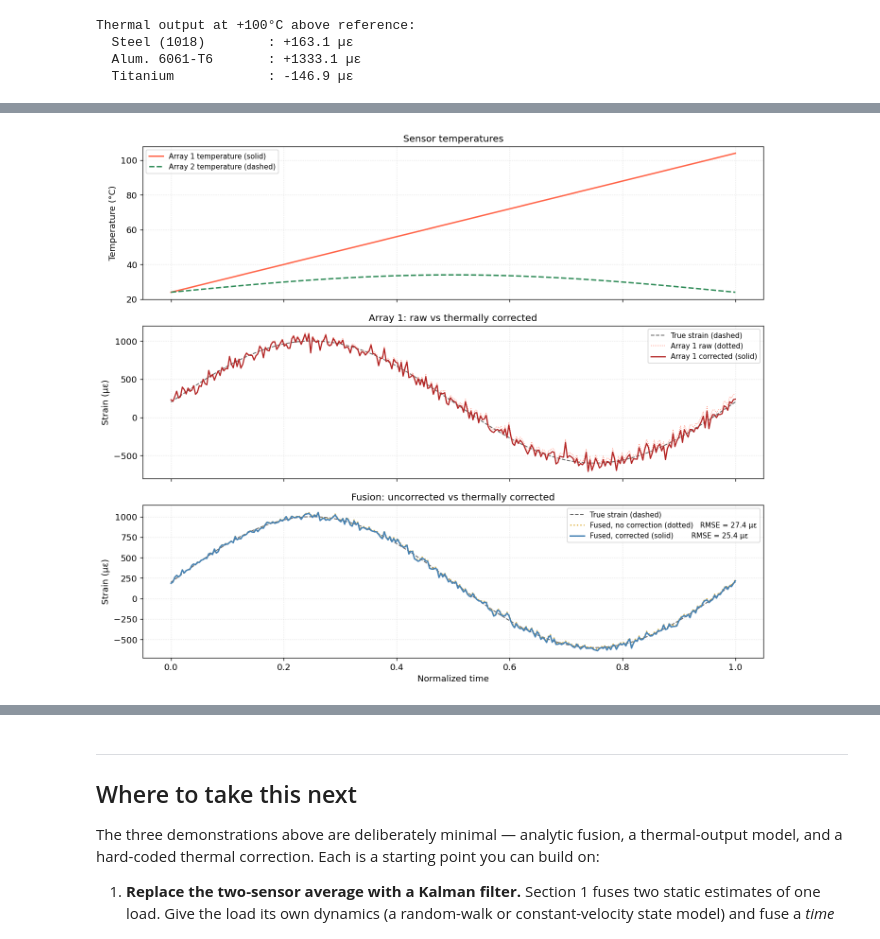
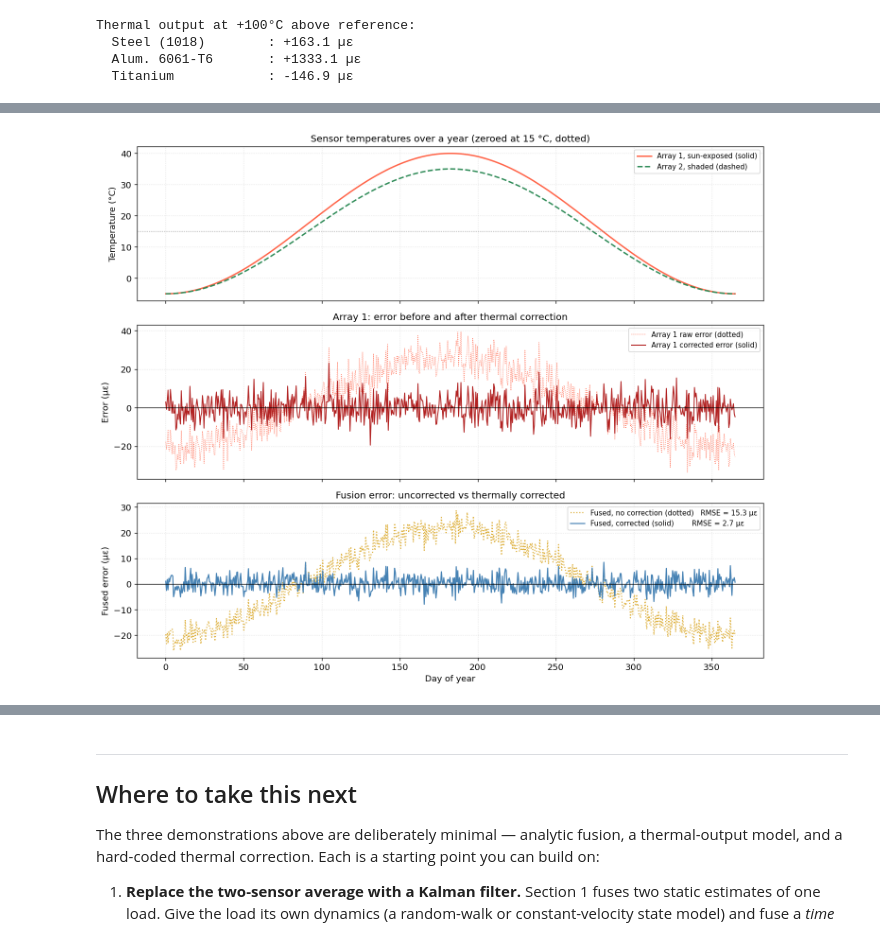
Before and after one commit to mike-bower/modern-strain-gage-technology-notebooks, a Jupyter notebook: notebooks/ch58_sensor_fusion.ipynb, the cells around one changed output, grey strips where cells are left out. Cells and saved outputs as stored; diff of their text form; code cells hidden in the pictures.

```diff
--- a/notebooks/ch58_sensor_fusion.ipynb
+++ b/notebooks/ch58_sensor_fusion.ipynb
@@ -312,49 +321,51 @@ How much this buys depends on the scenario. Here the hot, biased array is also t
 # %%
-# --- Thermally-corrected sensor fusion ---
+# --- Thermally-corrected sensor fusion over a simulated year ---
 np.random.seed(42)
-n = 300
+n = 730                     # two readings a day for one year
 
 # Gage and reference properties (Constantan on steel)
-T_ref    = 24.0
+T_ref    = 24.0             # °C — reference temperature of the data-sheet gage factor
+T_zero   = 15.0             # °C — temperature at which both channels were zeroed
 GF_0     = 2.07
-TCS      = +0.9e-4    # /°C  — gage-factor temperature coefficient (constantan rises, Table 24.1)
-TO_coeff = 0.8        # µε/°C — residual thermal output for an STC gage on steel
+TCS      = +0.9e-4          # /°C  — gage-factor temperature coefficient (constantan rises, Table 24.1)
+TO_coeff = 1.0              # µε/°C — residual thermal output (a realistic STC mismatch)
 
-# True mechanical strain over time (one loading cycle)
-t = np.linspace(0, 1, n)
-eps_true = 800 * np.sin(2 * np.pi * t) + 200   # µε
+# True mechanical strain: a slowly varying service load (illustrative)
+t = np.linspace(0, 1, n)    # fraction of a year, starting in mid-winter
+eps_true = 400 + 250 * np.sin(2 * np.pi * 12 * t)   # µε
 
-# Temperature environments — Array 1 near heat source, Array 2 ambient
-T1 = 24 + 80 * t                  # °C: heats from 24 -> 104°C over the test
-T2 = 24 + 10 * np.sin(np.pi * t)  # °C: mild ambient variation
+# Seasonal temperatures: 40 °C annual swing, -5 °C (winter) to +35 °C (summer).
+T_amb = 15 - 20 * np.cos(2 * np.pi * t)
+T1 = T_amb + 2.5 * (1 - np.cos(2 * np.pi * t))   # Array 1: sun-exposed, up to 5 °C warmer in summer
+T2 = T_amb                                         # Array 2: shaded
 
 def gf(T):
     """Gage factor at temperature T: GF_0 * (1 + TCS * (T - T_ref))."""
     return GF_0 * (1 + TCS * (T - T_ref))
 
 def thermal_output(T):
-    """Residual thermal output (µε) of the STC gage at temperature T."""
-    return TO_coeff * (T - T_ref)
+    """Residual thermal output (µε) relative to the zeroing temperature."""
+    return TO_coeff * (T - T_zero)
 
 # Raw indicated strain: mechanical truth scaled by GF drift, plus thermal output, plus noise
-noise_sigma1, noise_sigma2 = 60, 30   # µε random noise
+noise_sigma1, noise_sigma2 = 6, 3   # µε random noise (realistic bridge noise)
 
-eps_raw1 = (eps_true * gf(T1) / GF_0
+eps_raw1 = (eps_true * gf(T1) / gf(T_zero)
             + thermal_output(T1)
             + np.random.normal(0, noise_sigma1, n))
 
-eps_raw2 = (eps_true * gf(T2) / GF_0
+eps_raw2 = (eps_true * gf(T2) / gf(T_zero)
             + thermal_output(T2)
             + np.random.normal(0, noise_sigma2, n))
 
 def correct(eps_raw, T):
     """Invert the thermal model: remove thermal output, then undo GF drift.
 
-    Subtracts the thermal output and multiplies by GF_0/gf(T), recovering the
-    mechanical strain (plus scaled noise) that produced the raw reading.
+    Subtracts the thermal output and multiplies by GF(T_zero)/GF(T), recovering
+    the mechanical strain (plus scaled noise) that produced the raw reading.
     """
     eps_to_removed   = eps_raw - thermal_output(T)
-    eps_gf_corrected = eps_to_removed * GF_0 / gf(T)
+    eps_gf_corrected = eps_to_removed * gf(T_zero) / gf(T)
     return eps_gf_corrected
 
 eps_c1 = correct(eps_raw1, T1)
@@ -363,46 +374,52 @@ eps_c2 = correct(eps_raw2, T2)
 # Optimal fusion on raw vs. corrected signals (weights from measurement noise)
 w1, w2 = inverse_variance_weights([noise_sigma1**2, noise_sigma2**2])
 
 eps_fused_raw = w1 * eps_raw1 + w2 * eps_raw2       # fused without correction
 eps_fused_cor = w1 * eps_c1   + w2 * eps_c2          # fused after correction
 
 rmse_raw = np.sqrt(np.mean((eps_fused_raw - eps_true)**2))
 rmse_cor = np.sqrt(np.mean((eps_fused_cor - eps_true)**2))
 
+days = 365 * t
 fig, axes = plt.subplots(3, 1, figsize=(12, 10), sharex=True)
 
 # Temperature profiles
-axes[0].plot(t, T1, color='tomato',   lw=1.8, label='Array 1 temperature (solid)')
-axes[0].plot(t, T2, color='seagreen', lw=1.8, ls='--', label='Array 2 temperature (dashed)')
+axes[0].plot(days, T1, color='tomato',   lw=1.8, label='Array 1, sun-exposed (solid)')
+axes[0].plot(days, T2, color='seagreen', lw=1.8, ls='--', label='Array 2, shaded (dashed)')
+axes[0].axhline(T_zero, color='gray', lw=0.8, ls=':')
 axes[0].set_ylabel('Temperature (°C)')
-axes[0].set_title('Sensor temperatures')
+axes[0].set_title('Sensor temperatures over a year (zeroed at 15 °C, dotted)')
 axes[0].legend(fontsize=9); axes[0].grid(True, linestyle=':', alpha=0.4)
 
-# Raw vs corrected for Array 1 (worst-affected)
-axes[1].plot(t, eps_true,  'k--', lw=1.2, alpha=0.6, label='True strain (dashed)')
-axes[1].plot(t, eps_raw1,  color='tomato',   lw=0.9, ls=':', alpha=0.8, label='Array 1 raw (dotted)')
-axes[1].plot(t, eps_c1,    color='firebrick', lw=1.5, label='Array 1 corrected (solid)')
-axes[1].set_ylabel('Strain (µε)')
-axes[1].set_title('Array 1: raw vs thermally corrected')
+# Raw vs corrected error for Array 1 (worst-affected)
+axes[1].plot(days, eps_raw1 - eps_true, color='tomato', lw=0.9, ls=':', alpha=0.9,
+             label='Array 1 raw error (dotted)')
+axes[1].plot(days, eps_c1 - eps_true, color='firebrick', lw=1.2,
+             label='Array 1 corrected error (solid)')
+axes[1].axhline(0, color='black', lw=0.8)
+axes[1].set_ylabel('Error (µε)')
+axes[1].set_title('Array 1: error before and after thermal correction')
 axes[1].legend(fontsize=9); axes[1].grid(True, linestyle=':', alpha=0.4)
 
 # Fused: with and without correction
-axes[2].plot(t, eps_true,      'k--', lw=1.2, alpha=0.6, label='True strain (dashed)')
-axes[2].plot(t, eps_fused_raw, color='goldenrod', lw=1.6, ls=':', alpha=0.9,
+axes[2].plot(days, eps_fused_raw - eps_true, color='goldenrod', lw=1.4, ls=':', alpha=0.9,
              label=f'Fused, no correction (dotted)   RMSE = {rmse_raw:.1f} µε')
-axes[2].plot(t, eps_fused_cor, color='steelblue', lw=1.8,
+axes[2].plot(days, eps_fused_cor - eps_true, color='steelblue', lw=1.4,
              label=f'Fused, corrected (solid)        RMSE = {rmse_cor:.1f} µε')
-axes[2].set_xlabel('Normalized time')
-axes[2].set_ylabel('Strain (µε)')
-axes[2].set_title('Fusion: uncorrected vs thermally corrected')
+axes[2].axhline(0, color='black', lw=0.8)
+axes[2].set_xlabel('Day of year')
+axes[2].set_ylabel('Fused error (µε)')
+axes[2].set_title('Fusion error: uncorrected vs thermally corrected')
 axes[2].legend(fontsize=9); axes[2].grid(True, linestyle=':', alpha=0.4)
 
 plt.tight_layout()
 plt.savefig(OUT_DIR / 'fig58_nb1_fusion_thermal_corrected.png', bbox_inches='tight', dpi=300)
 plt.show()
 
+print(f"Fusion weights: w1={w1:.3f}  w2={w2:.3f}")
 print(f"Fusion RMSE without thermal correction: {rmse_raw:.1f} µε")
 print(f"Fusion RMSE with    thermal correction: {rmse_cor:.1f} µε")
 print(f"Improvement: {100*(rmse_raw - rmse_cor)/rmse_raw:.1f}%")
+print(f"Largest uncorrected fused error: {np.abs(eps_fused_raw - eps_true).max():.1f} µε")
 # %% [output]
-[figure, old version]
+[figure, new version]
```
Also changed, not shown: parts of 5 cells of this notebook, 45 other files.
